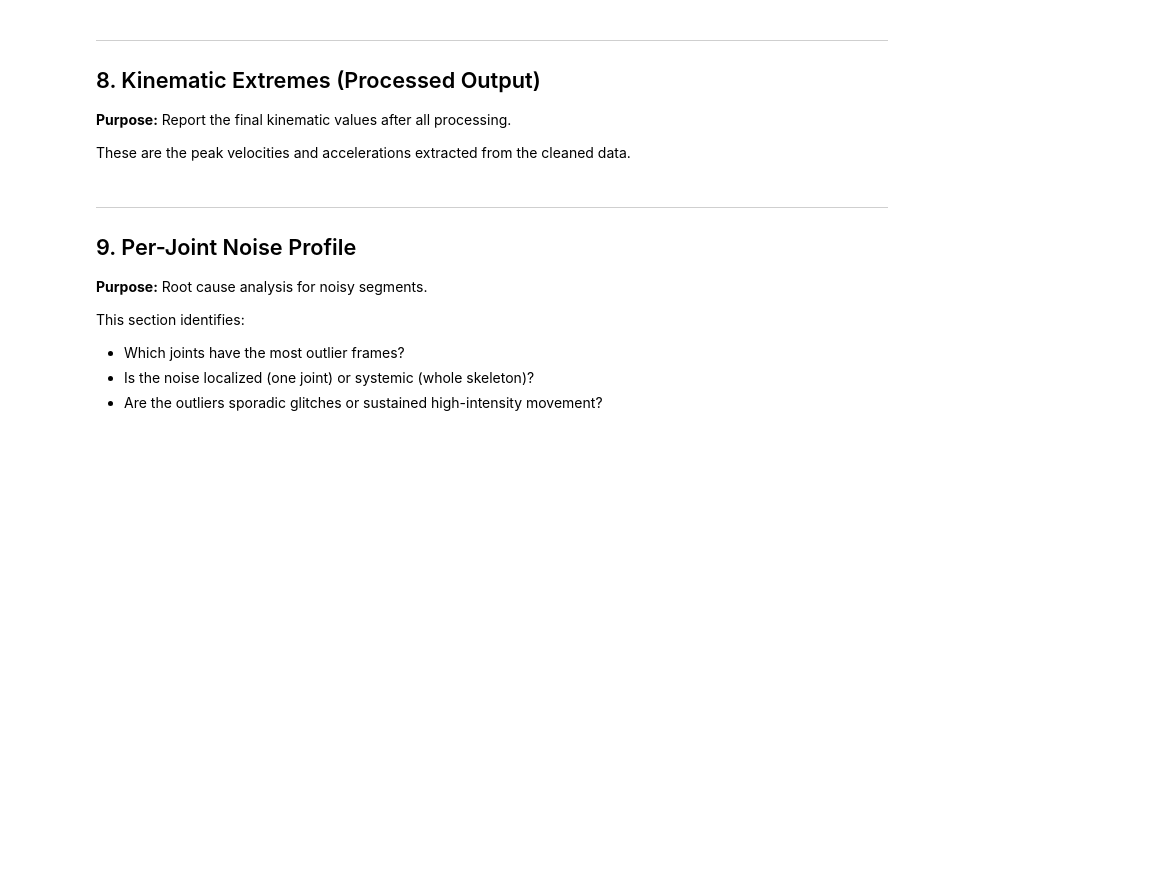
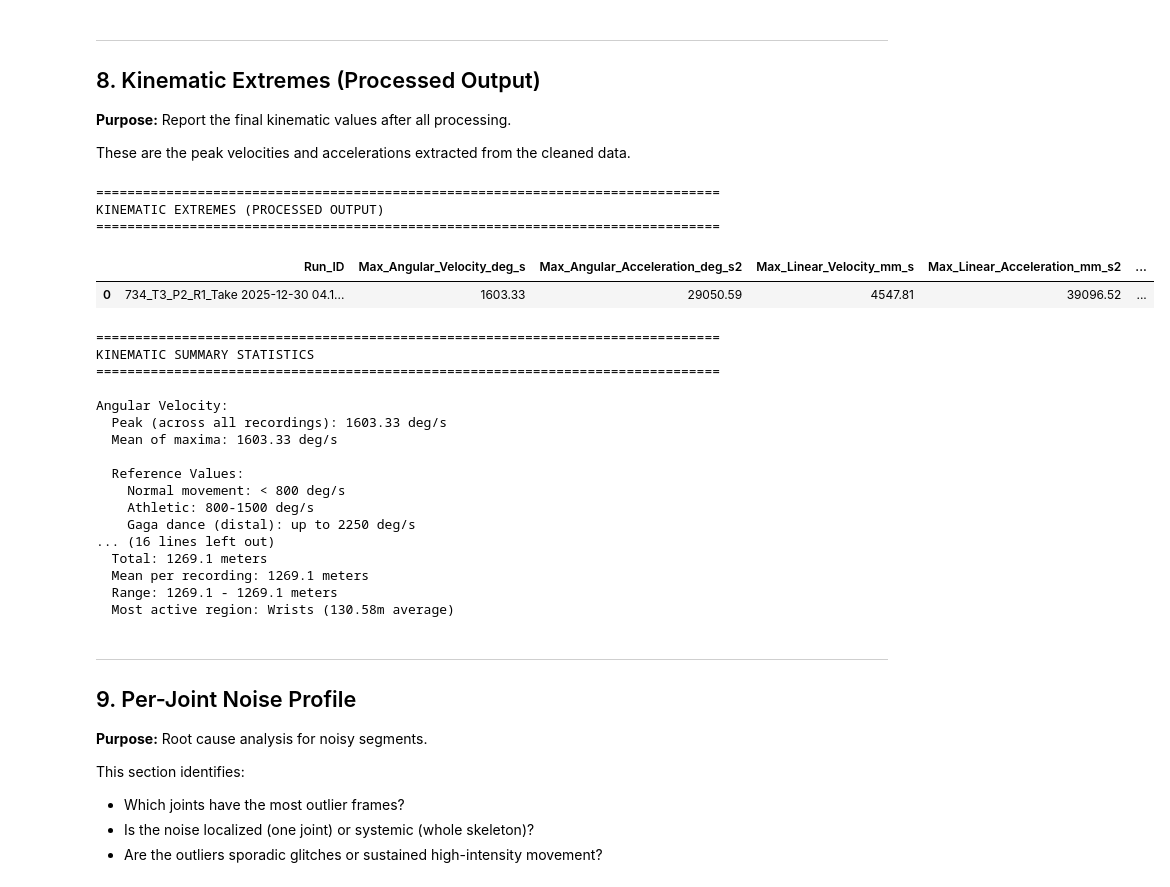
Before and after one commit to Drorhaz/Gaga-mocap-Kinematics, a Jupyter notebook: notebooks/08_engineering_physical_audit.ipynb, the cells around one changed output. Saved outputs shown, nothing was run; the diff lists cells and outputs as text; code cells hidden in the pictures; blank space fills up the shorter version.

```diff
--- a/notebooks/08_engineering_physical_audit.ipynb
+++ b/notebooks/08_engineering_physical_audit.ipynb
@@ -768,8 +824,13 @@ if len(df_engineering) > 0:
 
     print(f"\nGenerated {len(subject_profiles)} subject profile(s)")
 
+    # Create output directory and timestamp
+    REPORTS_DIR = os.path.join(PROJECT_ROOT, "reports")
+    os.makedirs(REPORTS_DIR, exist_ok=True)
+    timestamp_str = datetime.now().strftime('%Y%m%d_%H%M%S')
+
     # Save to JSON
-    subject_profiles_path = os.path.join(EXCEL_DIR, f"Subject_Profiles_{timestamp_str}.json")
+    subject_profiles_path = os.path.join(REPORTS_DIR, f"Subject_Profiles_{timestamp_str}.json")
 
     with open(subject_profiles_path, 'w', encoding='utf-8') as f:
         json.dump(subject_profiles, f, indent=2)
@@ -1092,45 +1281,80 @@ cols_kinematics = [
     'Max_Angular_Acceleration_deg_s2',
     'Max_Linear_Velocity_mm_s',
     'Max_Linear_Acceleration_mm_s2',
-    'Path_Length_Hips_mm',
-    'Intensity_Index'
+    'Path_Length_Total_m',
+    'Intensity_Mean_m_per_s'
 ]
 
-display(df_engineering[cols_kinematics])
+# Only display columns that exist
+cols_to_display = [col for col in cols_kinematics if col in df_engineering.columns]
+display(df_engineering[cols_to_display])
 
 print("\n" + "="*80)
 print("KINEMATIC SUMMARY STATISTICS")
 print("="*80)
 
 print(f"\nAngular Velocity:")
 print(f"  Peak (across all recordings): {df_engineering['Max_Angular_Velocity_deg_s'].max():.2f} deg/s")
 print(f"  Mean of maxima: {df_engineering['Max_Angular_Velocity_deg_s'].mean():.2f} deg/s")
 print(f"\n  Reference Values:")
 print(f"    Normal movement: < 800 deg/s")
 print(f"    Athletic: 800-1500 deg/s")
 print(f"    Gaga dance (distal): up to 2250 deg/s")
 print(f"    Tracking artifact threshold: > 2500 deg/s")
 
 print(f"\nAngular Acceleration:")
 print(f"  Peak: {df_engineering['Max_Angular_Acceleration_deg_s2'].max():.0f} deg/s²")
 print(f"  Mean of maxima: {df_engineering['Max_Angular_Acceleration_deg_s2'].mean():.0f} deg/s²")
 print(f"\n  Reference Values:")
 print(f"    Smooth movement: < 30,000 deg/s²")
 print(f"    Rapid transitions: 30,000-50,000 deg/s²")
 print(f"    Extreme/impact: > 50,000 deg/s²")
 
 print(f"\nLinear Acceleration:")
 print(f"  Peak: {df_engineering['Max_Linear_Acceleration_mm_s2'].max():.0f} mm/s² ({df_engineering['Max_Linear_Acceleration_mm_s2'].max()/1000:.1f} m/s²)")
 print(f"  Mean of maxima: {df_engineering['Max_Linear_Acceleration_mm_s2'].mean():.0f} mm/s² ({df_engineering['Max_Linear_Acceleration_mm_s2'].mean()/1000:.1f} m/s²)")
 
-# Note about Path Length
-if df_engineering['Path_Length_Hips_mm'].sum() == 0:
-    print(f"\n⚠️ Path Length: Not computed in current pipeline version")
-    print(f"   (Requires upstream fix in 06_rotvec_omega.ipynb)")
+# Path Length Summary (using new anatomical region columns)
+if 'Path_Length_Total_m' in df_engineering.columns:
+    print(f"\nPath Length (Total Movement):")
+    print(f"  Total: {df_engineering['Path_Length_Total_m'].sum():.1f} meters")
+    print(f"  Mean per recording: {df_engineering['Path_Length_Total_m'].mean():.1f} meters")
+    print(f"  Range: {df_engineering['Path_Length_Total_m'].min():.1f} - {df_engineering['Path_Length_Total_m'].max():.1f} meters")
+
+    # Show most active region
+    region_cols = ['Path_Neck_m', 'Path_Shoulders_m', 'Path_Elbows_m', 'Path_Wrists_m',
+                   'Path_Spine_m', 'Path_Hips_m', 'Path_Knees_m', 'Path_Ankles_m']
+    if all(col in df_engineering.columns for col in region_cols):
+        region_means = {col.replace('Path_', '').replace('_m', ''): df_engineering[col].mean()
+                       for col in region_cols}
+        most_active = max(region_means.items(), key=lambda x: x[1])
+        print(f"  Most active region: {most_active[0]} ({most_active[1]:.2f}m average)")
 else:
-    print(f"\nPath Length (Hips):")
-    print(f"  Total: {df_engineering['Path_Length_Hips_mm'].sum()/1000:.1f} meters")
-    print(f"  Mean per recording: {df_engineering['Path_Length_Hips_mm'].mean()/1000:.1f} meters")
+    print(f"\n⚠️ Path Length: Not computed (missing Path_Length_Total_m column)")
+    print(f"   → Re-run notebook 06_ultimate_kinematics.ipynb")
+# %% [output]
+================================================================================
+KINEMATIC EXTREMES (PROCESSED OUTPUT)
+================================================================================
+|  | Run_ID | Max_Angular_Velocity_deg_s | Max_Angular_Acceleration_deg_s2 | Max_Linear_Velocity_mm_s | Max_Linear_Acceleration_mm_s2 | ... |
+| 0 | 734_T3_P2_R1_Take 2025-12-30 04.1... | 1603.33 | 29050.59 | 4547.81 | 39096.52 | ... |
+================================================================================
+KINEMATIC SUMMARY STATISTICS
+================================================================================
+
+Angular Velocity:
+  Peak (across all recordings): 1603.33 deg/s
+  Mean of maxima: 1603.33 deg/s
+
+  Reference Values:
+    Normal movement: < 800 deg/s
+    Athletic: 800-1500 deg/s
+    Gaga dance (distal): up to 2250 deg/s
+... (16 lines left out)
+  Total: 1269.1 meters
+  Mean per recording: 1269.1 meters
+  Range: 1269.1 - 1269.1 meters
+  Most active region: Wrists (130.58m average)
 # %% [markdown]
 ---
 
```
Also changed, not shown: parts of 13 cells of this notebook, 27 other files.
